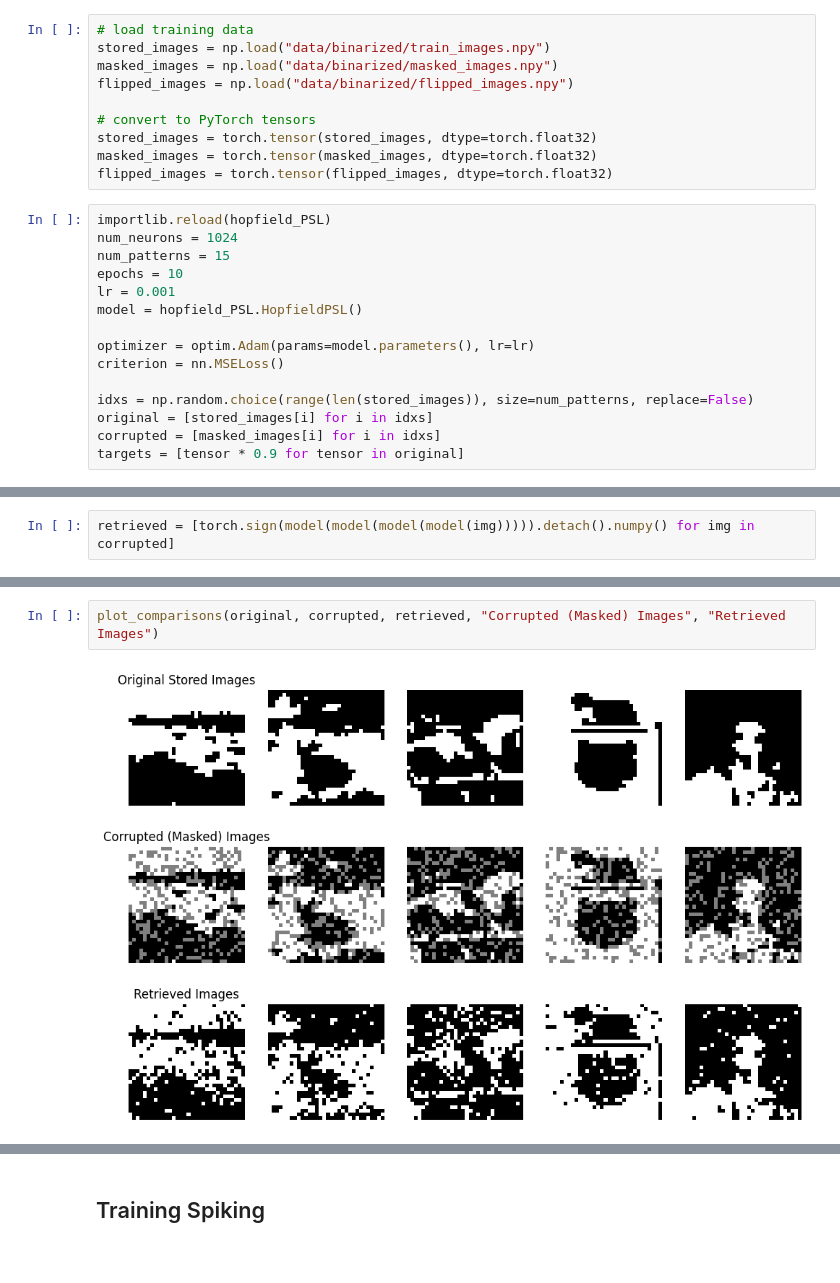
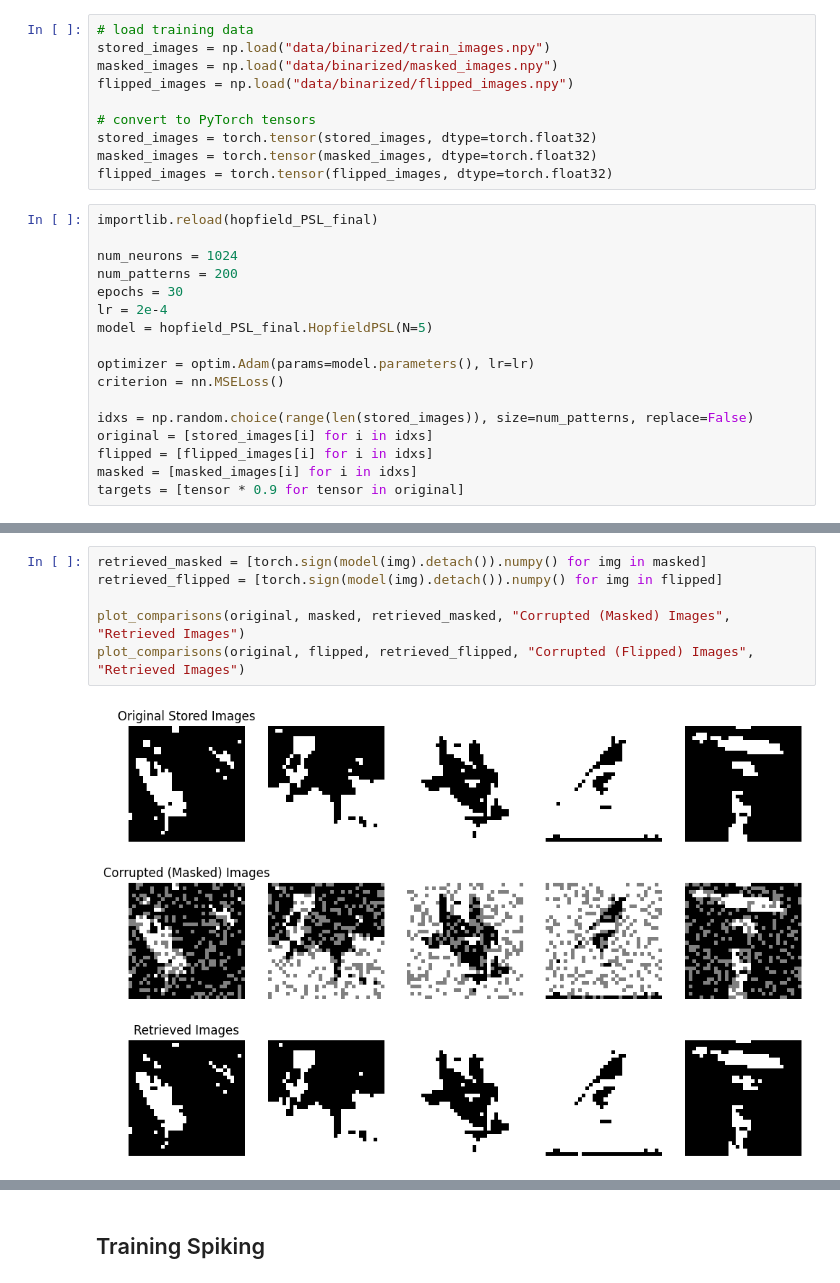
Before and after one commit to chenpy2000/Hopfield, a Jupyter notebook: visualize.ipynb, the cells around one changed output, grey strips where cells are left out. Saved outputs shown, nothing was run; the diff lists cells and outputs as text.

Commit message:
partial complete psl plotting

```diff
--- a/visualize.ipynb
+++ b/visualize.ipynb
@@ -1057,18 +1059,20 @@ stored_images = torch.tensor(stored_images, dtype=torch.float32)
 masked_images = torch.tensor(masked_images, dtype=torch.float32)
 flipped_images = torch.tensor(flipped_images, dtype=torch.float32)
 # %%
-importlib.reload(hopfield_PSL)
+importlib.reload(hopfield_PSL_final)
+
 num_neurons = 1024
-num_patterns = 15
-epochs = 10
-lr = 0.001
-model = hopfield_PSL.HopfieldPSL()
+num_patterns = 200
+epochs = 30
+lr = 2e-4
+model = hopfield_PSL_final.HopfieldPSL(N=5)
 
 optimizer = optim.Adam(params=model.parameters(), lr=lr)
 criterion = nn.MSELoss()
 
 idxs = np.random.choice(range(len(stored_images)), size=num_patterns, replace=False)
 original = [stored_images[i] for i in idxs]
-corrupted = [masked_images[i] for i in idxs]
+flipped = [flipped_images[i] for i in idxs]
+masked = [masked_images[i] for i in idxs]
 targets = [tensor * 0.9 for tensor in original]
 # %%
@@ -1099,2 +1102,8 @@ Epoch [10/10], Loss: 0.121816
 # %%
-retrieved = [torch.sign(model(model(model(model(img))))).detach().numpy() for img in corrupted]
+retrieved_masked = [torch.sign(model(img).detach()).numpy() for img in masked]
+retrieved_flipped = [torch.sign(model(img).detach()).numpy() for img in flipped]
+
+plot_comparisons(original, masked, retrieved_masked, "Corrupted (Masked) Images", "Retrieved Images")
+plot_comparisons(original, flipped, retrieved_flipped, "Corrupted (Flipped) Images", "Retrieved Images")
+# %% [output]
+[figure, added]
@@ -1101,4 +1110,0 @@ retrieved = [torch.sign(model(model(model(model(img))))).detach().numpy() for im
-# %%
-plot_comparisons(original, corrupted, retrieved, "Corrupted (Masked) Images", "Retrieved Images")
-# %% [output]
-[figure, removed]
```
Also changed, not shown: parts of 7 cells of this notebook.
